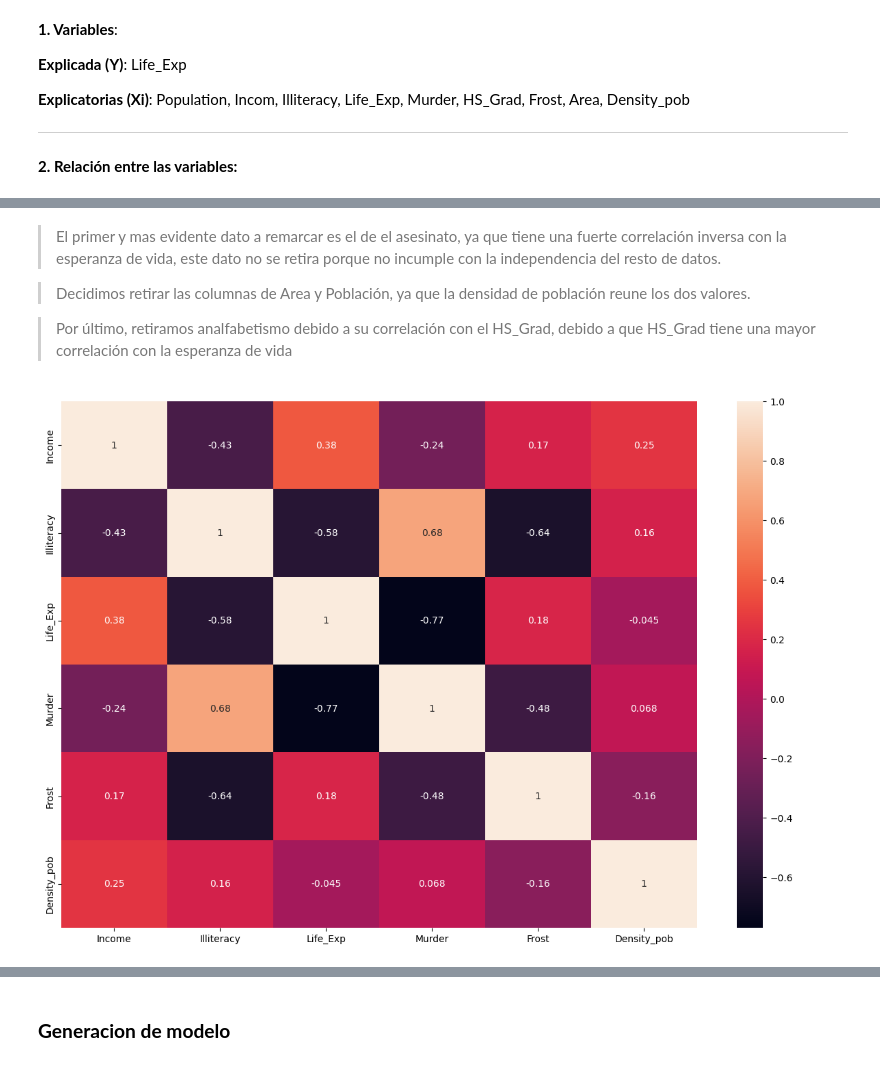
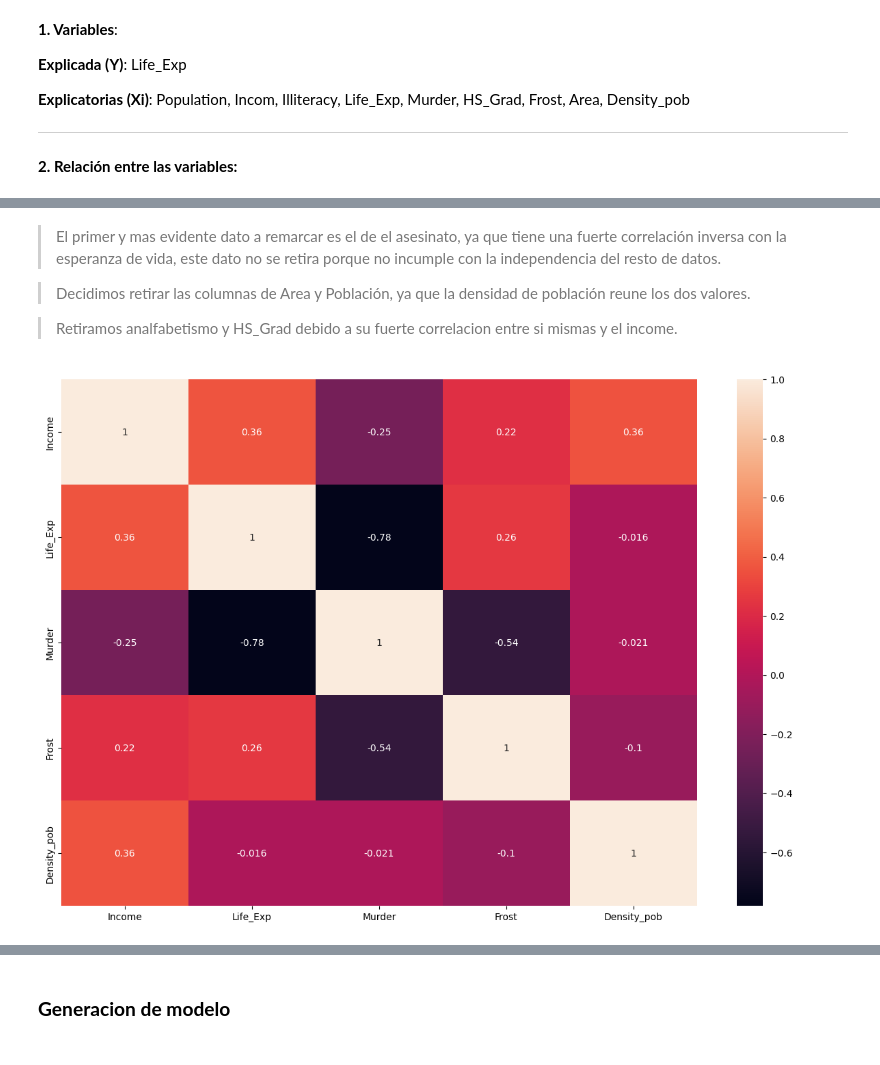
Before and after one commit to 2jcortesj2/info2, a Jupyter notebook: ESTADISTICA/Proyecto3_AprendizajeSupervisado.ipynb, the cells around one changed output, grey strips where cells are left out. Cells and saved outputs as stored; diff of their text form; code cells hidden in the pictures.

```diff
--- a/ESTADISTICA/Proyecto3_AprendizajeSupervisado.ipynb
+++ b/ESTADISTICA/Proyecto3_AprendizajeSupervisado.ipynb
@@ -446,3 +440,5 @@ Para alcanzar la homogeneidad de la varianza decidimos hacer uso de la transform
+# %%
+df_state_test = df_state
 # %% [markdown]
 ### **Análisis de regresión**
 # %% [markdown]
@@ -465,14 +461,14 @@ plt.show()
 
 > Decidimos retirar las columnas de Area y Población, ya que la densidad de población reune los dos valores.
 
-> Por último, retiramos analfabetismo debido a su correlación con el HS_Grad, debido a que HS_Grad tiene una mayor correlación con la esperanza de vida
+> Retiramos analfabetismo y HS_Grad debido a su fuerte correlacion entre si mismas y el income.
 # %%
-df_state_test = df_state_test.drop(['Population', 'Area', 'HS_Grad'], axis=1)
+df_state_test = df_state_test.drop(['Population', 'Area', 'HS_Grad', 'Illiteracy'], axis=1)
 plt.figure(figsize=(15,10))
 sns.heatmap(df_state_test.corr(),fmt='.2g',annot=True)
 plt.show()
 # %% [output]
-[figure, old version]
+[figure, new version]
 # %%
 plt.figure(figsize = (10, 4))
 plt.grid(True)
```
Also changed, not shown: parts of 16 cells of this notebook.
